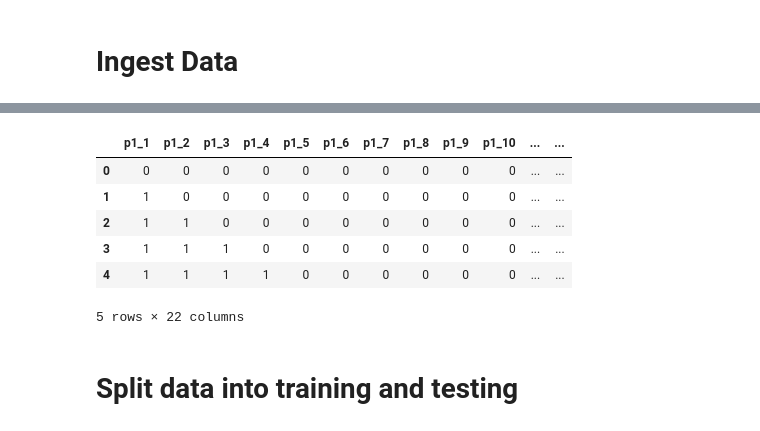
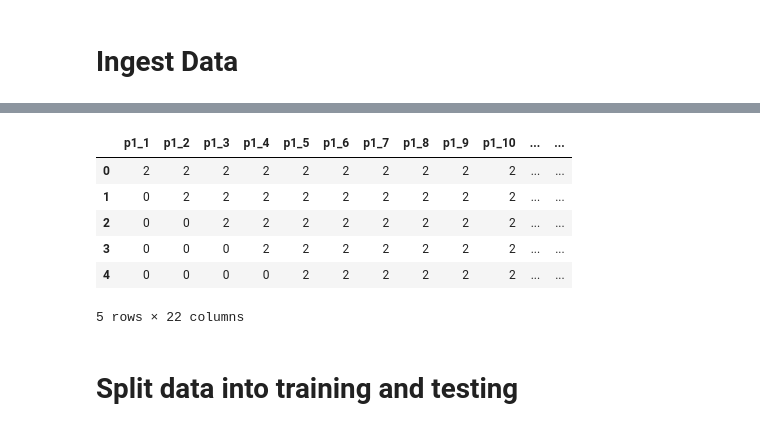
Before and after one commit to mferuscomelo/spielmacher-reglungstechnik, a Jupyter notebook: train_model.ipynb, the cells around one changed output, grey strips where cells are left out. Cells and saved outputs as stored; diff of their text form; code cells hidden in the pictures.

```diff
--- a/train_model.ipynb
+++ b/train_model.ipynb
@@ -47,18 +48,23 @@ df.head()
 5 rows × 22 columns
-# %%
-encoder = LabelEncoder()
-encoder.fit(df["move"])
-df["move"] = encoder.transform(df["move"])
-
-df.head()
-# %% [output]
-|  | p1_1 | p1_2 | p1_3 | p1_4 | p1_5 | p1_6 | p1_7 | p1_8 | p1_9 | p1_10 | ... | ... |
-| 0 | 0 | 0 | 0 | 0 | 0 | 0 | 0 | 0 | 0 | 0 | ... | ... |
-| 1 | 1 | 0 | 0 | 0 | 0 | 0 | 0 | 0 | 0 | 0 | ... | ... |
-| 2 | 1 | 1 | 0 | 0 | 0 | 0 | 0 | 0 | 0 | 0 | ... | ... |
-| 3 | 1 | 1 | 1 | 0 | 0 | 0 | 0 | 0 | 0 | 0 | ... | ... |
-| 4 | 1 | 1 | 1 | 1 | 0 | 0 | 0 | 0 | 0 | 0 | ... | ... |
-5 rows × 22 columns
+# %%
+encoder = LabelEncoder()
+encoder.fit([move.value for move in Move])
+
+# Apply LabelEncoder to each column except the last one
+for column in df.columns[:-1]:
+    df[column] = encoder.transform(df[column])
+
+joblib.dump(encoder, f"{MODEL_DIR}/encoder.joblib")
+
+df.head()
+# %% [output]
+|  | p1_1 | p1_2 | p1_3 | p1_4 | p1_5 | p1_6 | p1_7 | p1_8 | p1_9 | p1_10 | ... | ... |
+| 0 | 2 | 2 | 2 | 2 | 2 | 2 | 2 | 2 | 2 | 2 | ... | ... |
+| 1 | 0 | 2 | 2 | 2 | 2 | 2 | 2 | 2 | 2 | 2 | ... | ... |
+| 2 | 0 | 0 | 2 | 2 | 2 | 2 | 2 | 2 | 2 | 2 | ... | ... |
+| 3 | 0 | 0 | 0 | 2 | 2 | 2 | 2 | 2 | 2 | 2 | ... | ... |
+| 4 | 0 | 0 | 0 | 0 | 2 | 2 | 2 | 2 | 2 | 2 | ... | ... |
+5 rows × 22 columns
 # %% [markdown]
 # Split data into training and testing
 # %%
```
Also changed, not shown: parts of 5 cells of this notebook, 14 other files.
